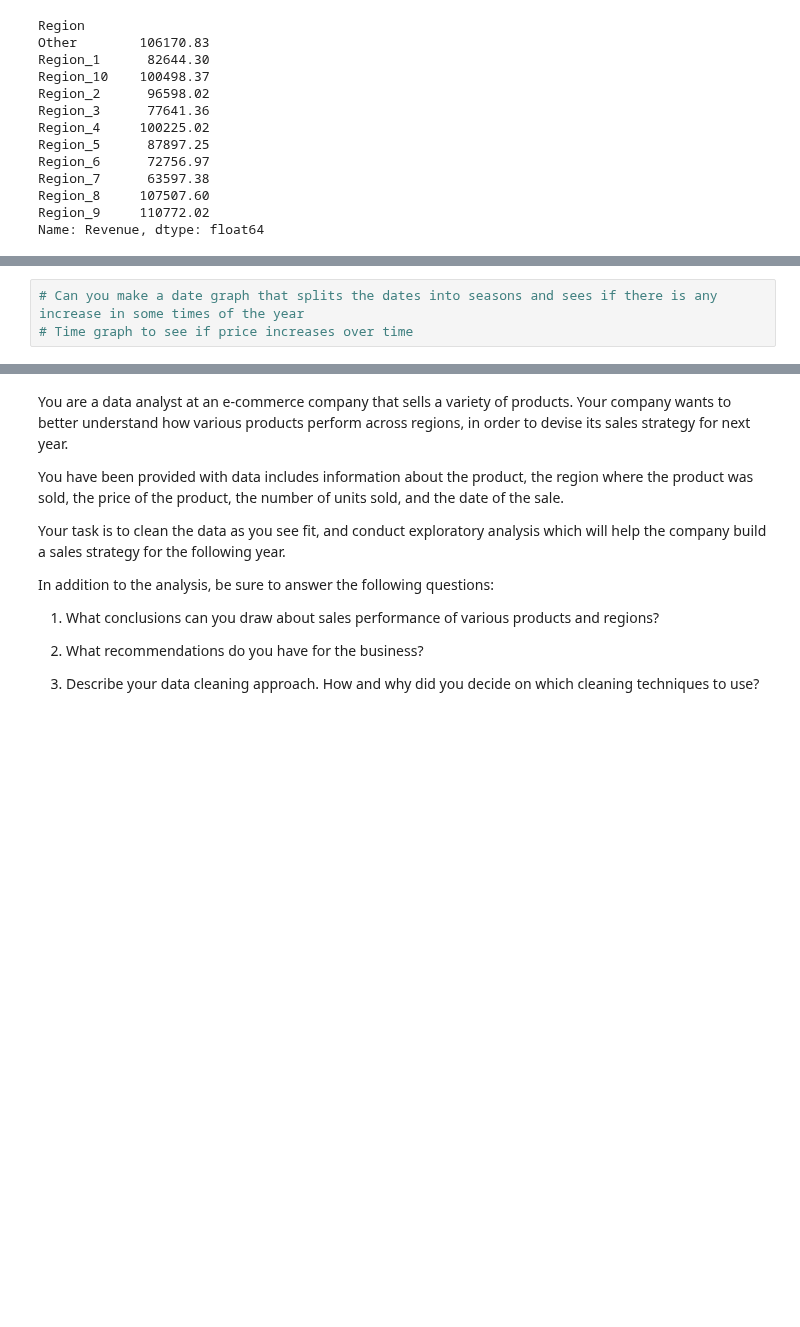
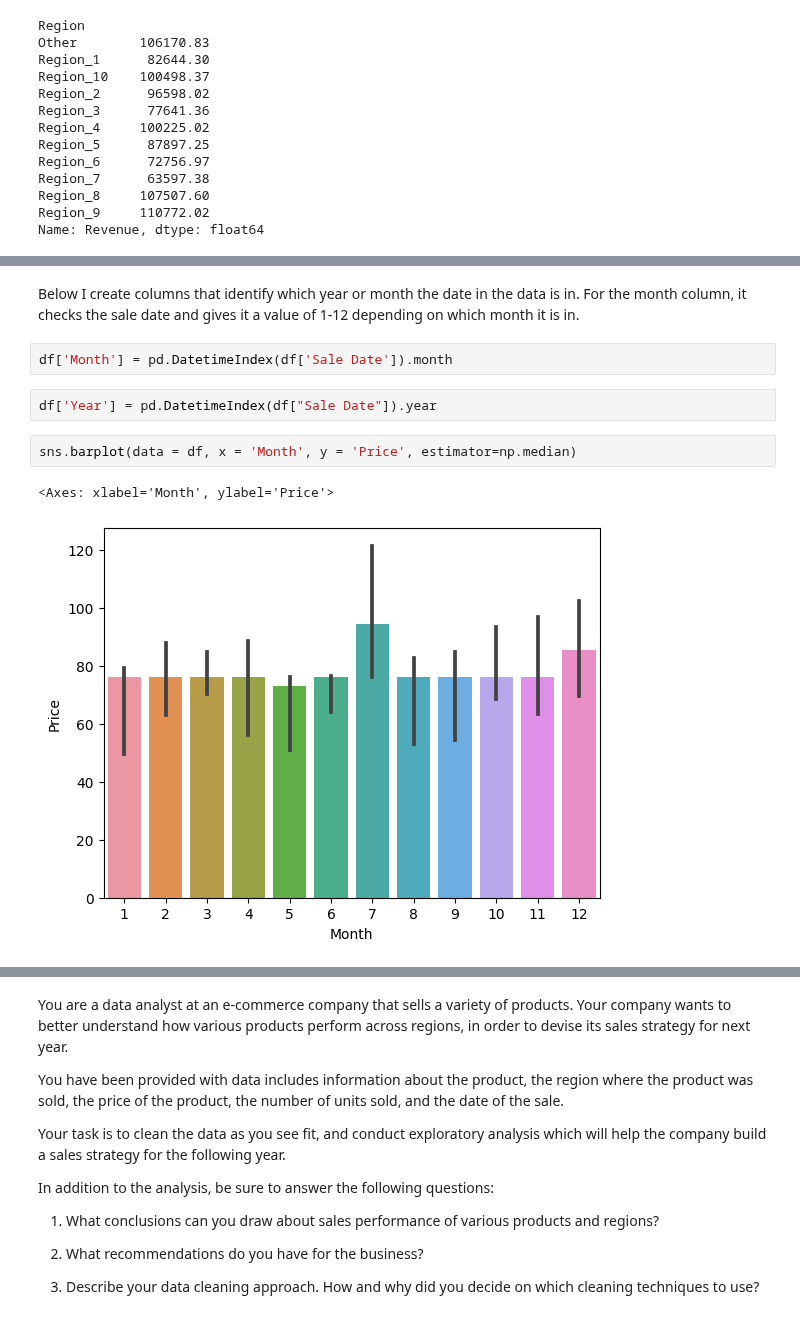
Before and after one commit to jreid94/schulich_data_science, a Jupyter notebook: Data Science A1/Jreid_A1.ipynb, the cells around one changed output, grey strips where cells are left out. Drawn from its saved outputs; the diff is of its cells as text; blank space fills up the shorter version.

```diff
--- a/Data Science A1/Jreid_A1.ipynb
+++ b/Data Science A1/Jreid_A1.ipynb
@@ -312,3 +312,11 @@ plt.show()
-# %%
-# Can you make a date graph that splits the dates into seasons and sees if there is any increase in some times of the year
-# Time graph to see if price increases over time
+# %% [markdown]
+Below I create columns that identify which year or month the date in the data is in. For the month column, it checks the sale date and gives it a value of 1-12 depending on which month it is in.
+# %%
+df['Month'] = pd.DatetimeIndex(df['Sale Date']).month
+# %%
+df['Year'] = pd.DatetimeIndex(df["Sale Date"]).year
+# %%
+sns.barplot(data = df, x = 'Month', y = 'Price', estimator=np.median)
+# %% [output]
+<Axes: xlabel='Month', ylabel='Price'>
+[figure, added]
```
Also changed, not shown: parts of 7 cells of this notebook.
